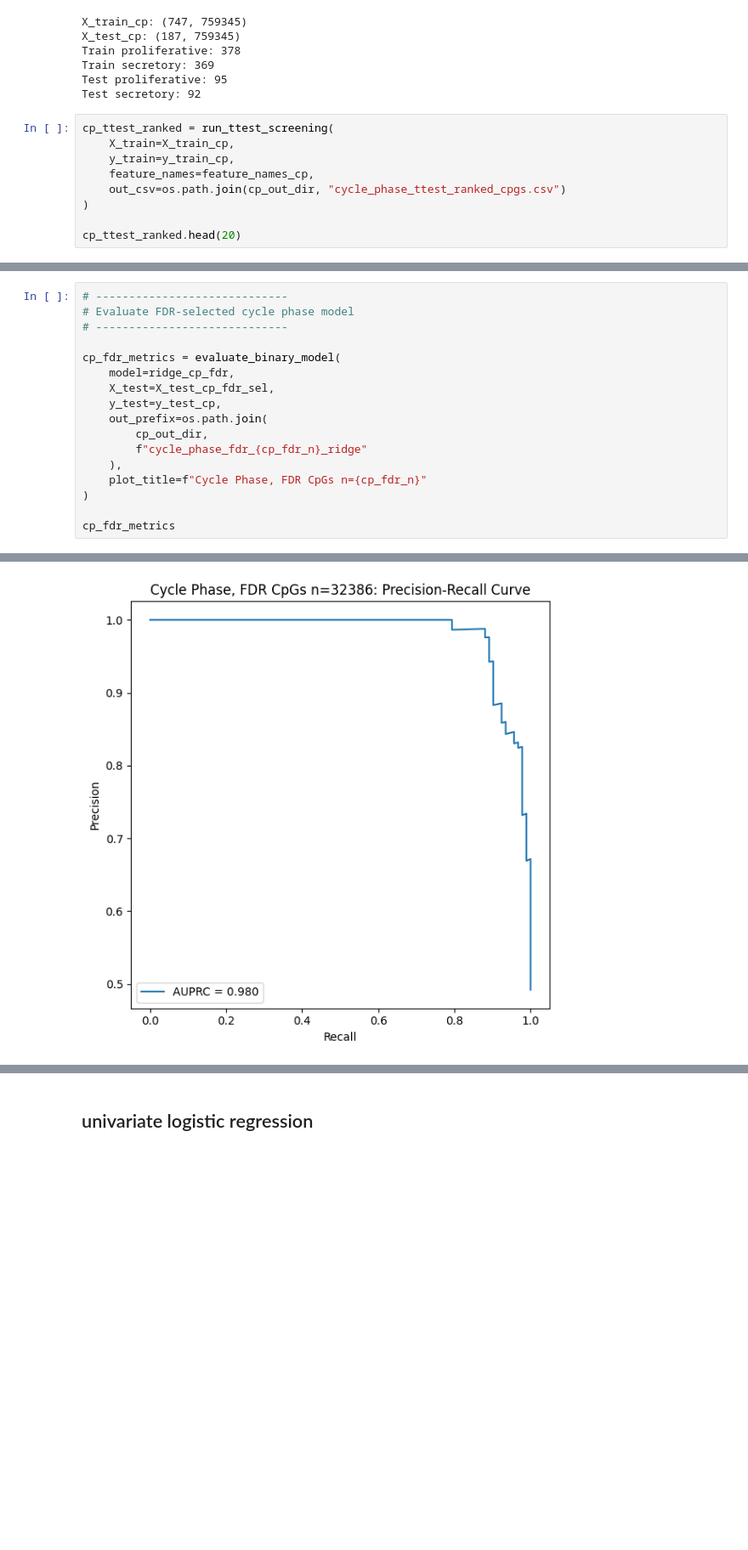
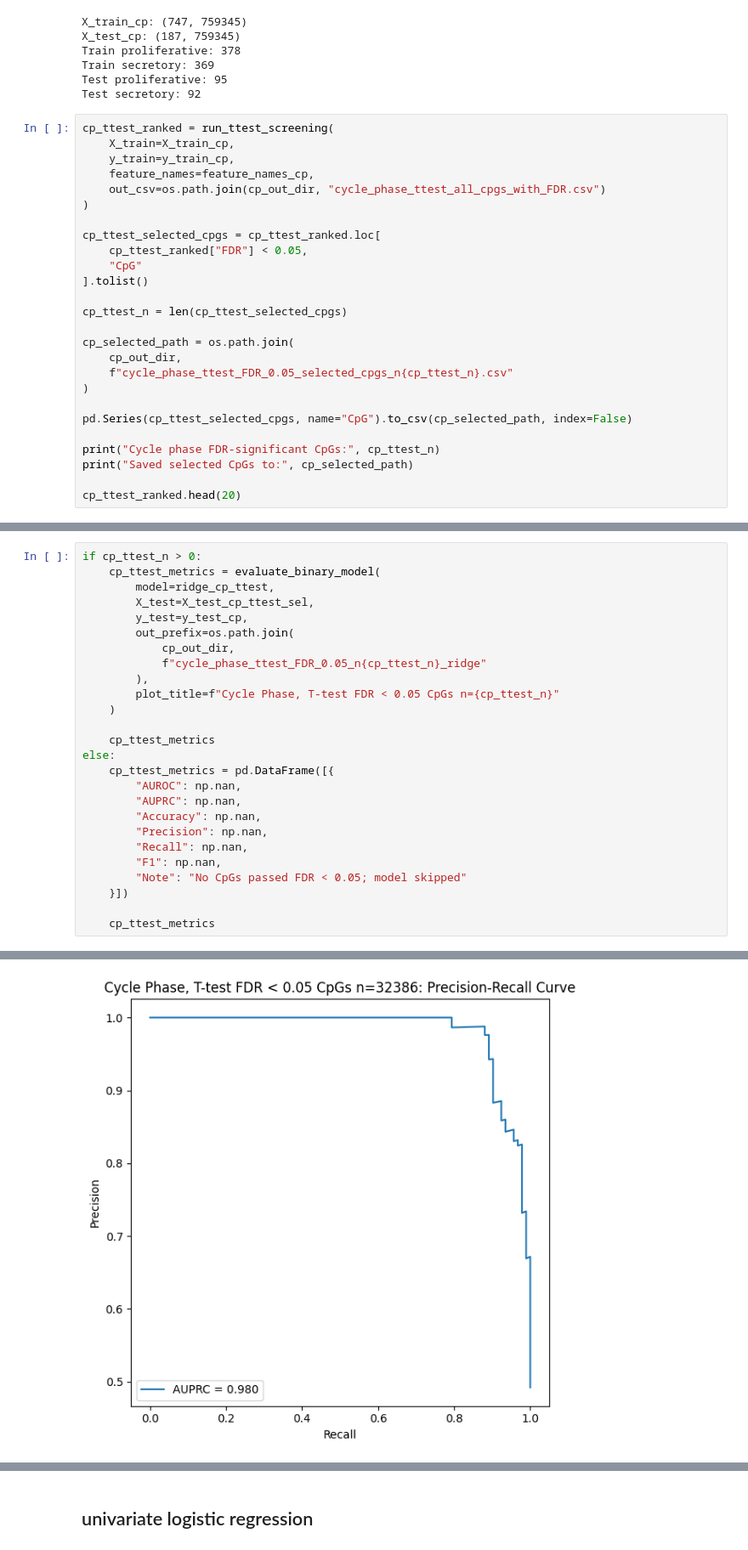
Before and after one commit to anagasuri/Endometrial-Methylation-Prediction, a Jupyter notebook: regression_feature_selection.ipynb, the cells around one changed output, grey strips where cells are left out. Shown at 85% size. Saved outputs shown, nothing was run; the diff lists cells and outputs as text; blank space fills up the shorter version.

```diff
--- a/regression_feature_selection.ipynb
+++ b/regression_feature_selection.ipynb
@@ -463,9 +445,26 @@ cp_ttest_ranked = run_ttest_screening(
     X_train=X_train_cp,
     y_train=y_train_cp,
     feature_names=feature_names_cp,
-    out_csv=os.path.join(cp_out_dir, "cycle_phase_ttest_ranked_cpgs.csv")
+    out_csv=os.path.join(cp_out_dir, "cycle_phase_ttest_all_cpgs_with_FDR.csv")
 )
 
+cp_ttest_selected_cpgs = cp_ttest_ranked.loc[
+    cp_ttest_ranked["FDR"] < 0.05,
+    "CpG"
+].tolist()
+
+cp_ttest_n = len(cp_ttest_selected_cpgs)
+
+cp_selected_path = os.path.join(
+    cp_out_dir,
+    f"cycle_phase_ttest_FDR_0.05_selected_cpgs_n{cp_ttest_n}.csv"
+)
+
+pd.Series(cp_ttest_selected_cpgs, name="CpG").to_csv(cp_selected_path, index=False)
+
+print("Cycle phase FDR-significant CpGs:", cp_ttest_n)
+print("Saved selected CpGs to:", cp_selected_path)
+
 cp_ttest_ranked.head(20)
 # %% [output]
 Group 0 shape: (378, 759345)
@@ -582,18 +539,27 @@ Finished training cycle phase ridge model using FDR-selected CpGs.
 # %%
-# -----------------------------
-# Evaluate FDR-selected cycle phase model
-# -----------------------------
+if cp_ttest_n > 0:
+    cp_ttest_metrics = evaluate_binary_model(
+        model=ridge_cp_ttest,
+        X_test=X_test_cp_ttest_sel,
+        y_test=y_test_cp,
+        out_prefix=os.path.join(
+            cp_out_dir,
+            f"cycle_phase_ttest_FDR_0.05_n{cp_ttest_n}_ridge"
+        ),
+        plot_title=f"Cycle Phase, T-test FDR < 0.05 CpGs n={cp_ttest_n}"
+    )
 
-cp_fdr_metrics = evaluate_binary_model(
-    model=ridge_cp_fdr,
-    X_test=X_test_cp_fdr_sel,
-    y_test=y_test_cp,
-    out_prefix=os.path.join(
-        cp_out_dir,
-        f"cycle_phase_fdr_{cp_fdr_n}_ridge"
-    ),
-    plot_title=f"Cycle Phase, FDR CpGs n={cp_fdr_n}"
-)
+    cp_ttest_metrics
+else:
+    cp_ttest_metrics = pd.DataFrame([{
+        "AUROC": np.nan,
+        "AUPRC": np.nan,
+        "Accuracy": np.nan,
+        "Precision": np.nan,
+        "Recall": np.nan,
+        "F1": np.nan,
+        "Note": "No CpGs passed FDR < 0.05; model skipped"
+    }])
 
-cp_fdr_metrics
+    cp_ttest_metrics
 # %% [output]
@@ -604 +570 @@ Saved metrics to: /mnt/efs/home/ubuntu/endo-me_data/ttest_feature_selection_outp
-[figure, old version]
+[figure, new version]
```
Also changed, not shown: parts of 37 cells of this notebook.
